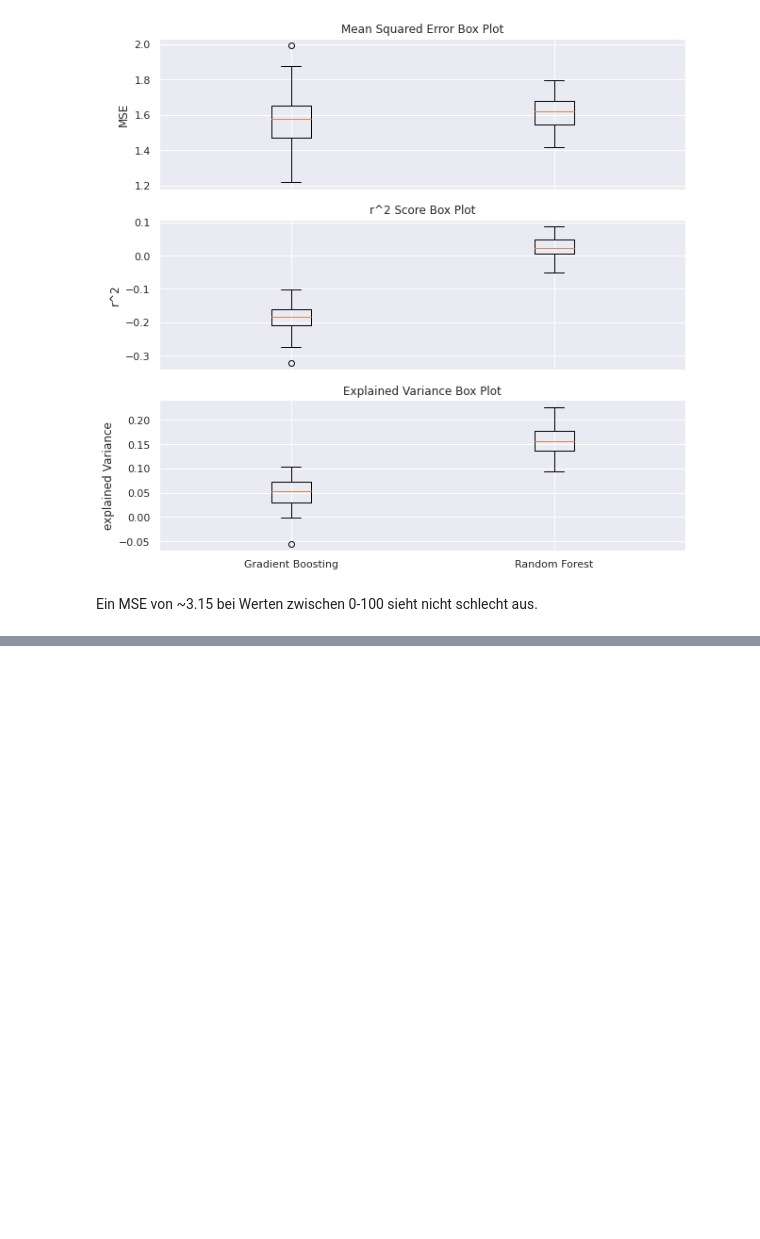
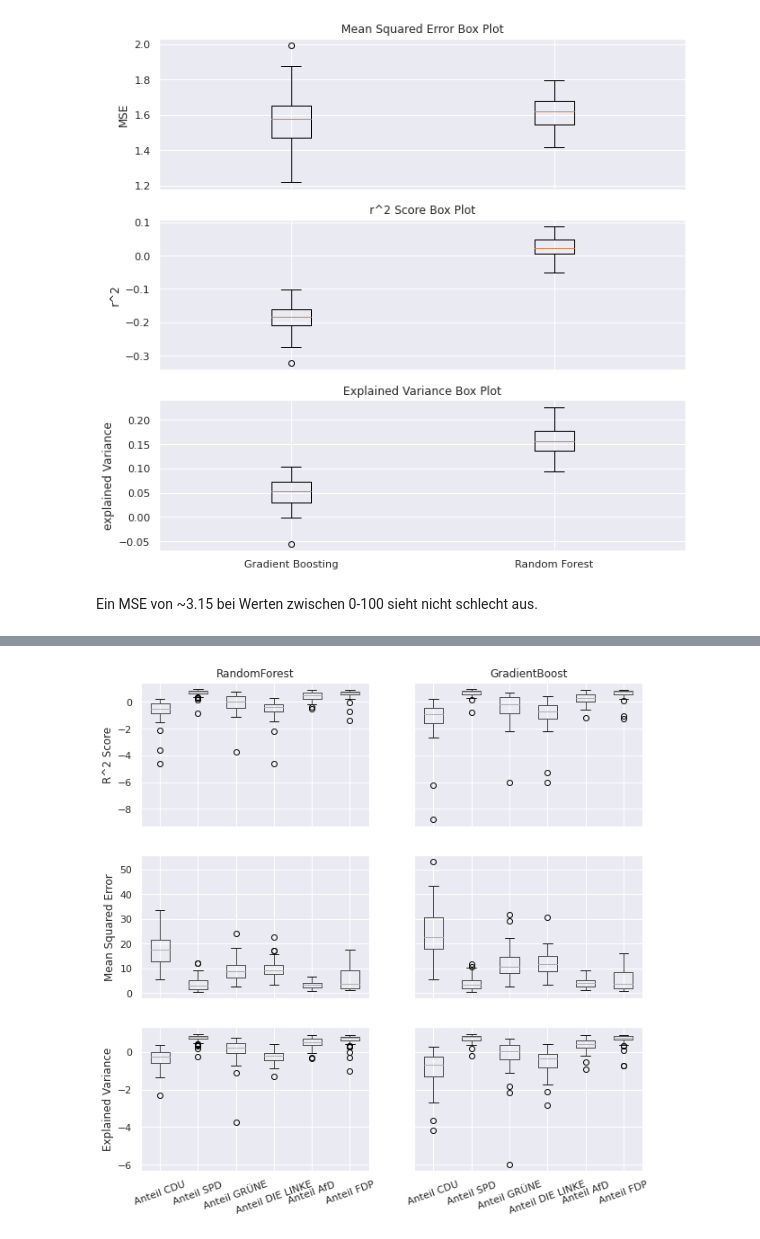
Before and after one commit to 5yntek/DataScienceProject, a Jupyter notebook: project_patrick.ipynb, the cells around one changed output, grey strips where cells are left out. Drawn from its saved outputs; the diff is of its cells as text; code cells hidden in the pictures; blank space fills up the shorter version.

```diff
--- a/project_patrick.ipynb
+++ b/project_patrick.ipynb
@@ -309,0 +318,11 @@ plotAll([df_ypredGradientBoosting, df_ypredRandomForestRegressor]
+# %%
+myX = X.to_numpy()
+myY = Y.to_numpy()
+
+dataSplit =list()
+for train_index, test_index in rkf.split(X):
+    X_train, X_test = myX[train_index], myX[test_index]
+    Y_train, Y_test = myY[train_index], myY[test_index]
+    myBoost = deepcopy(boosting).fit(X_train,Y_train)
+    myForest = deepcopy(forest).fit(X_train,Y_train)
+    dataSplit.append((myBoost,myForest,X_test,Y_test))
@@ -309,0 +352,40 @@ plotAll([df_ypredGradientBoosting, df_ypredRandomForestRegressor]
+# %%
+from sklearn.metrics import mean_squared_error as mse,r2_score as r2, explained_variance_score as evs, make_scorer
+
+makepd = lambda data : pd.DataFrame(data=data,columns=list(Y))[big_parties]
+
+fig, axes = plt.subplots(3,2,figsize=(10,10),sharex=True,sharey='row')
+
+make_boxplot = lambda data,i,j: makepd(data).boxplot(ax=axes[i][j])
+
+make_boxplot(scores_forest_r2,0,0)
+make_boxplot(scores_forest_mse,1,0)
+make_boxplot(scores_forest_evs,2,0)
+make_boxplot(scores_boost_r2,0,1)
+make_boxplot(scores_boost_mse,1,1)
+make_boxplot(scores_boost_evs,2,1)
+
+
+
+axes[0][0].set_title('RandomForest')
+axes[0][1].set_title('GradientBoost')
+axes[0][0].set_ylabel('R^2 Score')
+axes[1][0].set_ylabel('Mean Squared Error')
+axes[2][0].set_ylabel('Explained Variance')
+axes[2][0].tick_params(
+    axis = 'x',
+    rotation=20
+)
+axes[2][1].tick_params(
+    axis = 'x',
+    rotation=20
+)
+
+plt.show()
+fig.savefig('./latex/figure/scores_boxplot_parties.pdf',
+            format='pdf',
+            bbox_inches = 'tight',
+            pad_inches = 0
+           )
+# %% [output]
+[figure, added]
```
Also changed, not shown: parts of 13 cells of this notebook, 11 other files.
